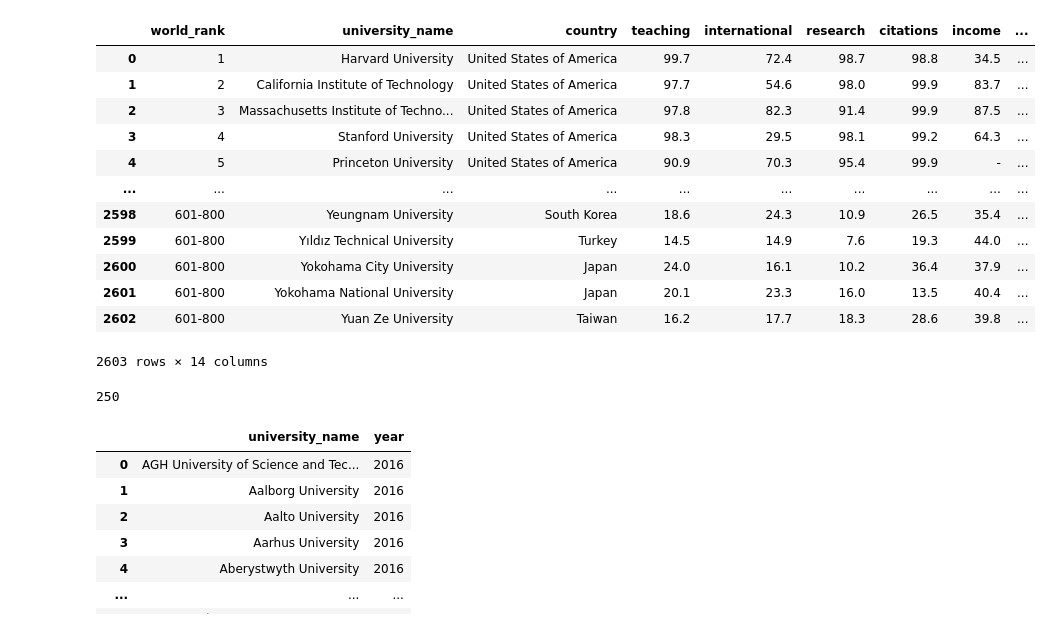
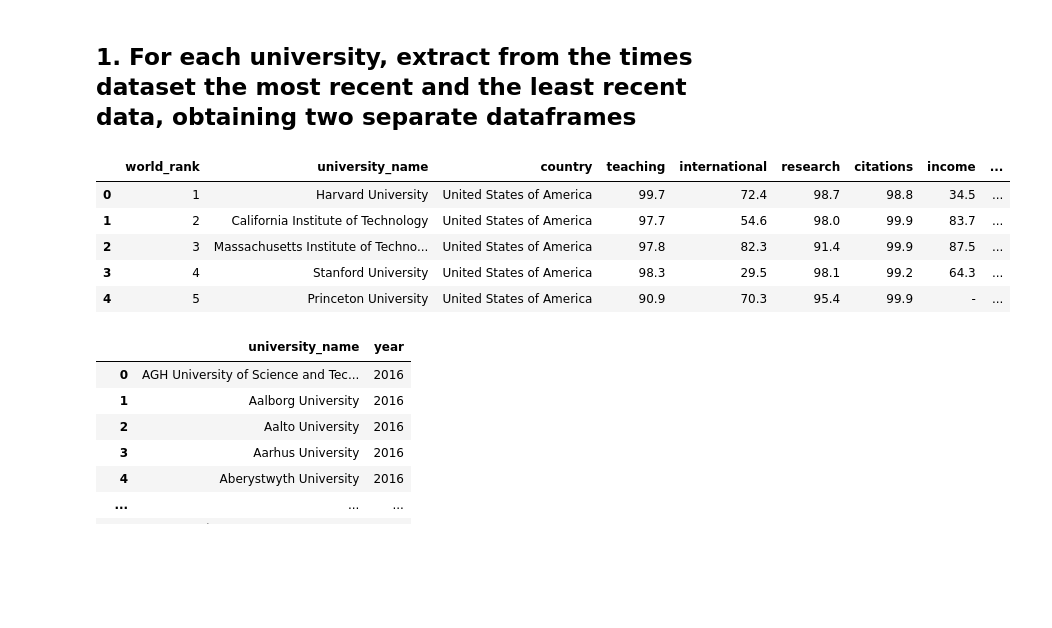
Before and after one commit to nataliya98/CS33, a Jupyter notebook: CS33 mod.ipynb, the cells around one changed output. Cells and saved outputs as stored; diff of their text form; code cells hidden in the pictures; blank space fills up the shorter version.

```diff
--- a/CS33 mod.ipynb
+++ b/CS33 mod.ipynb
@@ -4,26 +4,17 @@ import pandas as pd
 times = pd.read_csv('timesData.csv')
 shangai = pd.read_csv('shanghaiData.csv')
 cwur = pd.read_csv('cwurData.csv')
+# %% [markdown]
+## 1. For each university, extract from the times dataset the most recent and the least recent data, obtaining two separate dataframes
 # %%
-times
+times.head()
 # %% [output]
 |  | world_rank | university_name | country | teaching | international | research | citations | income | ... |
 | 0 | 1 | Harvard University | United States of America | 99.7 | 72.4 | 98.7 | 98.8 | 34.5 | ... |
 | 1 | 2 | California Institute of Technology | United States of America | 97.7 | 54.6 | 98.0 | 99.9 | 83.7 | ... |
 | 2 | 3 | Massachusetts Institute of Techno... | United States of America | 97.8 | 82.3 | 91.4 | 99.9 | 87.5 | ... |
 | 3 | 4 | Stanford University | United States of America | 98.3 | 29.5 | 98.1 | 99.2 | 64.3 | ... |
 | 4 | 5 | Princeton University | United States of America | 90.9 | 70.3 | 95.4 | 99.9 | - | ... |
-| ... | ... | ... | ... | ... | ... | ... | ... | ... | ... |
-| 2598 | 601-800 | Yeungnam University | South Korea | 18.6 | 24.3 | 10.9 | 26.5 | 35.4 | ... |
-| 2599 | 601-800 | Yıldız Technical University | Turkey | 14.5 | 14.9 | 7.6 | 19.3 | 44.0 | ... |
-| 2600 | 601-800 | Yokohama City University | Japan | 24.0 | 16.1 | 10.2 | 36.4 | 37.9 | ... |
-| 2601 | 601-800 | Yokohama National University | Japan | 20.1 | 23.3 | 16.0 | 13.5 | 40.4 | ... |
-| 2602 | 601-800 | Yuan Ze University | Taiwan | 16.2 | 17.7 | 18.3 | 28.6 | 39.8 | ... |
-2603 rows × 14 columns
-# %%
-len(times['world_rank'].unique())
-# %% [output]
-250
 # %%
 dataframe1 = times.groupby('university_name', as_index=False)['year'].max()
 dataframe1
```
Also changed, not shown: parts of 13 cells of this notebook.
